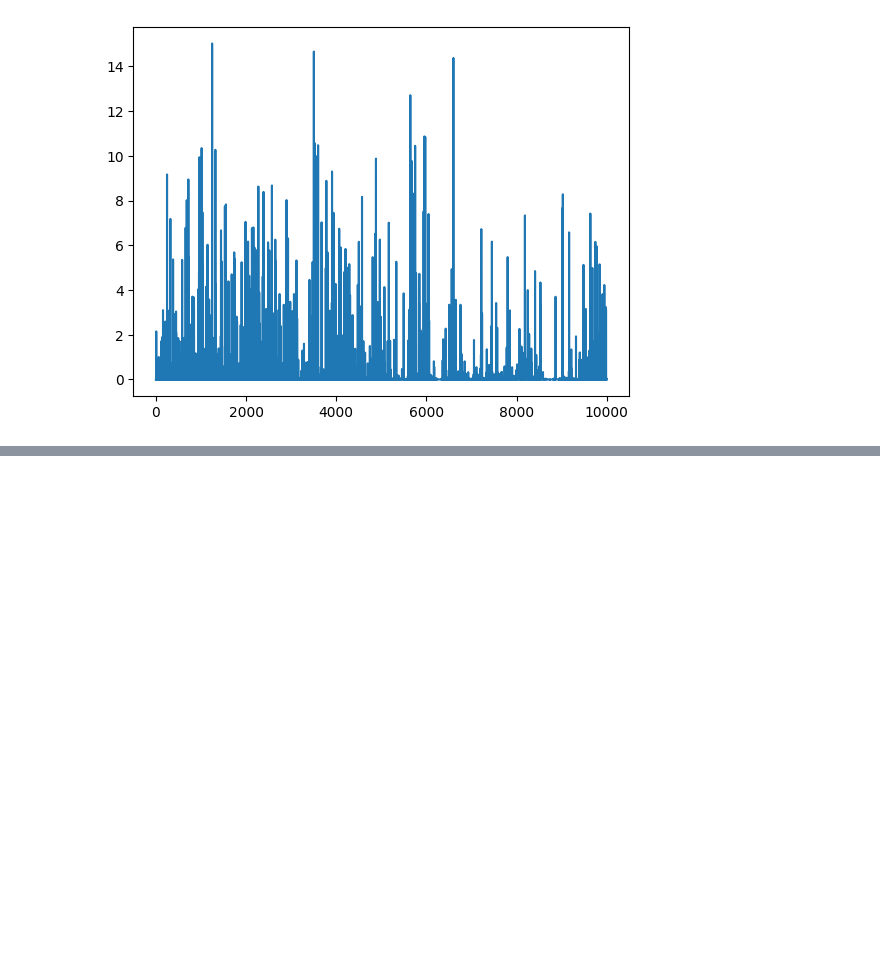
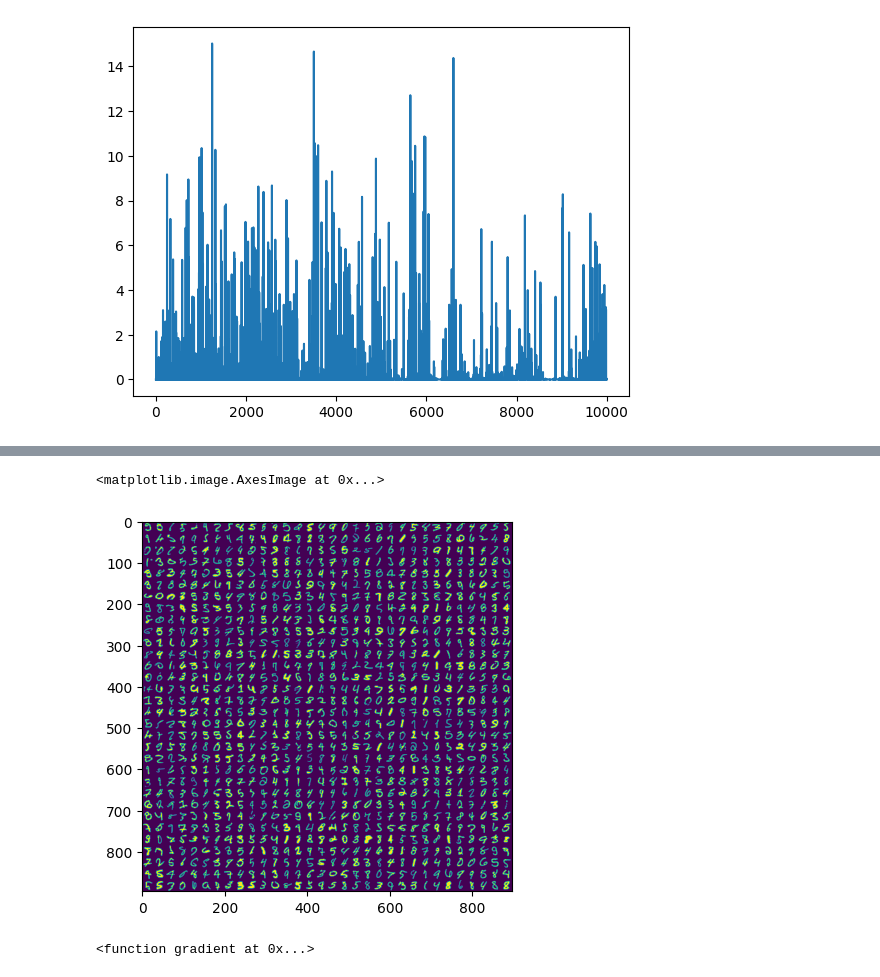
Before and after one commit to tthuwng/ainb, a Jupyter notebook: mnist_from_scratch.ipynb, the cells around one changed output, grey strips where cells are left out. Drawn from its saved outputs; the diff is of its cells as text; code cells hidden in the pictures; blank space fills up the shorter version.

```diff
--- a/mnist_from_scratch.ipynb
+++ b/mnist_from_scratch.ipynb
@@ -227 +258,15 @@ imshow(X_test[np.argmax(ret)])
+# %%
+# grid of images
+G = 32
+grid = sorted(list(zip(ret, range(ret.shape[0]))), reverse=True)[0:G*G]
+X_bad = X_test[[x[1] for x in grid]]
+imshow(np.concatenate(X_bad.reshape((G, 28*G, 28)), axis=1))
+# %% [output]
+<matplotlib.image.AxesImage at 0x...>
+[figure, added]
+# %%
+#TODO: impelement backpropagation
+np.gradient
+# %% [output]
+<function gradient at 0x...>
 # %%
```
Also changed, not shown: parts of 5 cells of this notebook.
